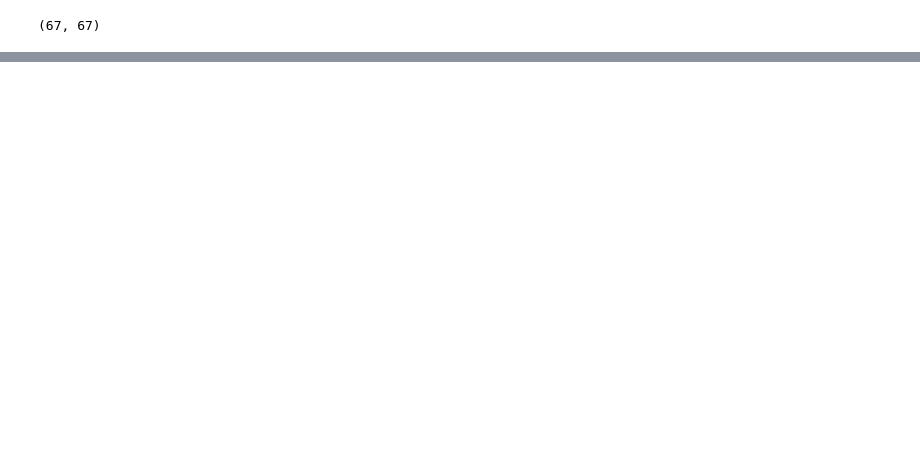
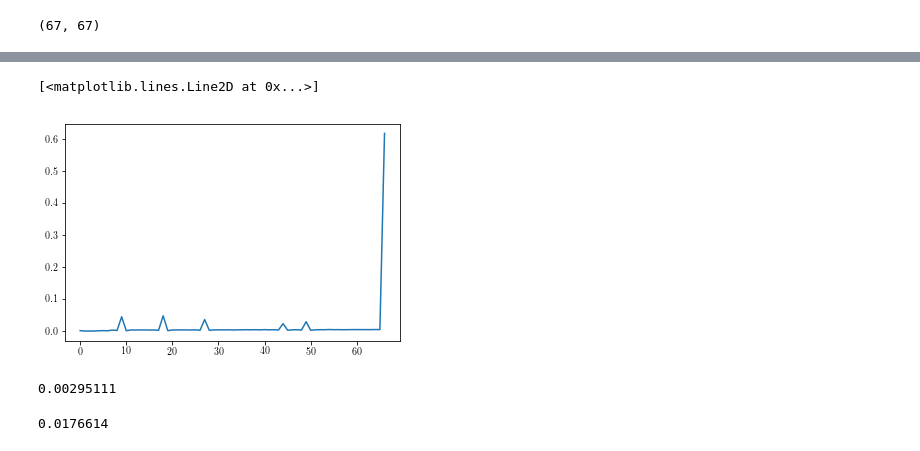
Before and after one commit to faizaakbar/ANNMINERvA, a Jupyter notebook: confusion_matrices_viz.ipynb, the cells around one changed output, grey strips where cells are left out. Saved outputs shown, nothing was run; the diff lists cells and outputs as text; code cells hidden in the pictures; blank space fills up the shorter version.

```diff
--- a/confusion_matrices_viz.ipynb
+++ b/confusion_matrices_viz.ipynb
@@ -118,0 +173,5 @@ segment 66: efficiency = 0.970
+# %%
+arr_sums = np.sum(arr, axis=0)
+arr_total = np.sum(arr)
+arr_fracs = arr_sums / arr_total
+print(arr_fracs)
@@ -118,0 +196,19 @@ segment 66: efficiency = 0.970
+# %%
+plt.plot(np.arange(67), arr_fracs)
+# %% [output]
+[<matplotlib.lines.Line2D at 0x...>]
+[figure, added]
+# %%
+true_downstrm_miss = np.sum(arr[66,0:65])   # real 66 reco'd elsewhere
+arr_total = np.sum(arr)
+true_downstrm_miss_frac = true_downstrm_miss / arr_total
+print(true_downstrm_miss_frac)
+# %% [output]
+0.00295111
+# %%
+pred_downstrm_miss = np.sum(arr[0:65,66])   # real target region reco'd downstream
+arr_total = np.sum(arr)
+pred_downstrm_miss_frac = pred_downstrm_miss / arr_total
+print(pred_downstrm_miss_frac)
+# %% [output]
+0.0176614
```
Also changed, not shown: parts of 9 cells of this notebook, 1 other file.
